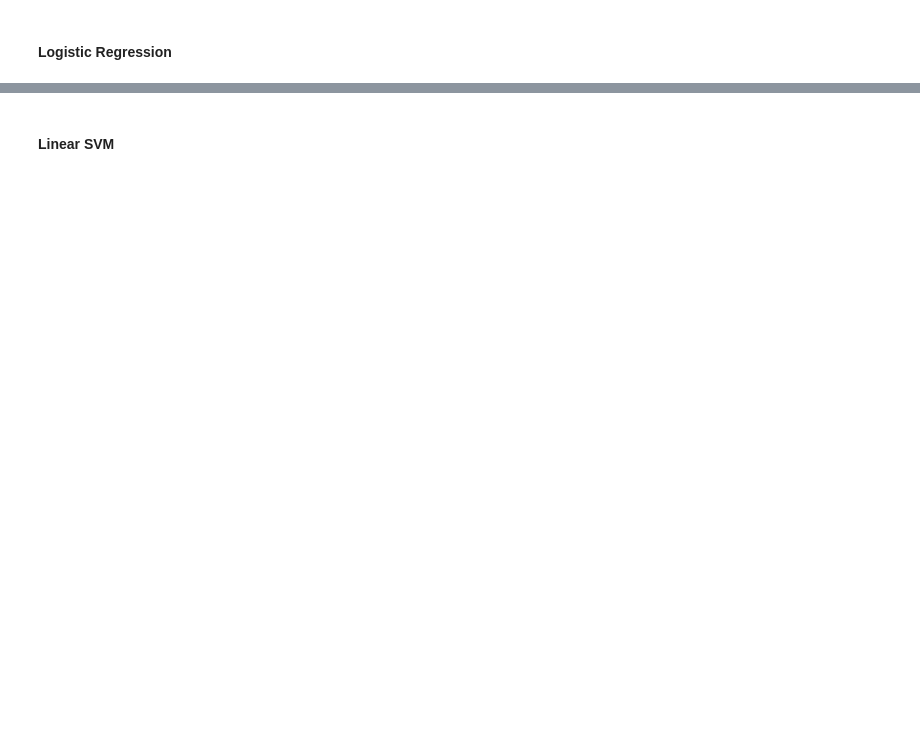
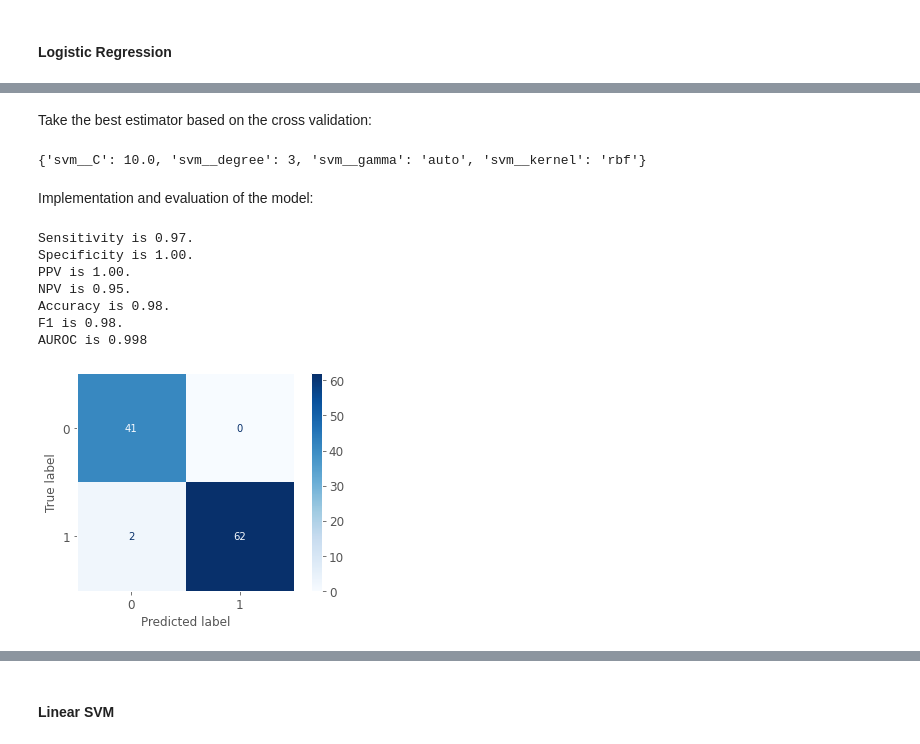
Before and after one commit to mlh-master/hw2_mlh-ofrirotem, a Jupyter notebook: HW2.ipynb, the cells around one changed output, grey strips where cells are left out. Saved outputs shown, nothing was run; the diff lists cells and outputs as text; code cells hidden in the pictures; blank space fills up the shorter version.

```diff
--- a/HW2.ipynb
+++ b/HW2.ipynb
@@ -624,0 +595,6 @@ print(svm_lin.best_params_)
+# %%
+svm_nonlin = GridSearchCV(estimator=pipe,
+             param_grid={'svm__kernel':['rbf','poly'], 'svm__C':C, 'svm__degree':[3], 'svm__gamma':['auto','scale']},
+             scoring=['accuracy','f1','precision','recall','roc_auc'],
+             cv=skf, refit='roc_auc', verbose=3, return_train_score=True)
+svm_nonlin.fit(X_train_hv, Y_train)
@@ -624,0 +638,28 @@ print(svm_lin.best_params_)
+# %% [markdown]
+Take the best estimator based on the cross validation:
+# %%
+best_svm_nonlin = svm_nonlin.best_estimator_
+print(svm_nonlin.best_params_)
+# %% [output]
+{'svm__C': 10.0, 'svm__degree': 3, 'svm__gamma': 'auto', 'svm__kernel': 'rbf'}
+# %% [markdown]
+Implementation and evaluation of the model:
+# %%
+y_pred = best_svm_nonlin.predict(X_test_hv)
+y_pred_proba = best_svm_nonlin.predict_proba(X_test_hv)
+
+plot_confusion_matrix(best_svm_nonlin, X_test_hv, Y_test, cmap=plt.cm.Blues)
+plt.grid(False)
+
+print('Sensitivity is {:.2f}. \nSpecificity is {:.2f}. \nPPV is {:.2f}. \nNPV is {:.2f}. \nAccuracy is {:.2f}. \nF1 is {:.2f}. '.format(*evaluation_metrics(Y_test, y_pred)))
+
+print('AUROC is {:.3f}'.format(roc_auc_score(Y_test, y_pred_proba[:,1])))
+# %% [output]
+Sensitivity is 0.97.
+Specificity is 1.00.
+PPV is 1.00.
+NPV is 0.95.
+Accuracy is 0.98.
+F1 is 0.98.
+AUROC is 0.998
+[figure, added]
```
Also changed, not shown: parts of 96 cells of this notebook.
